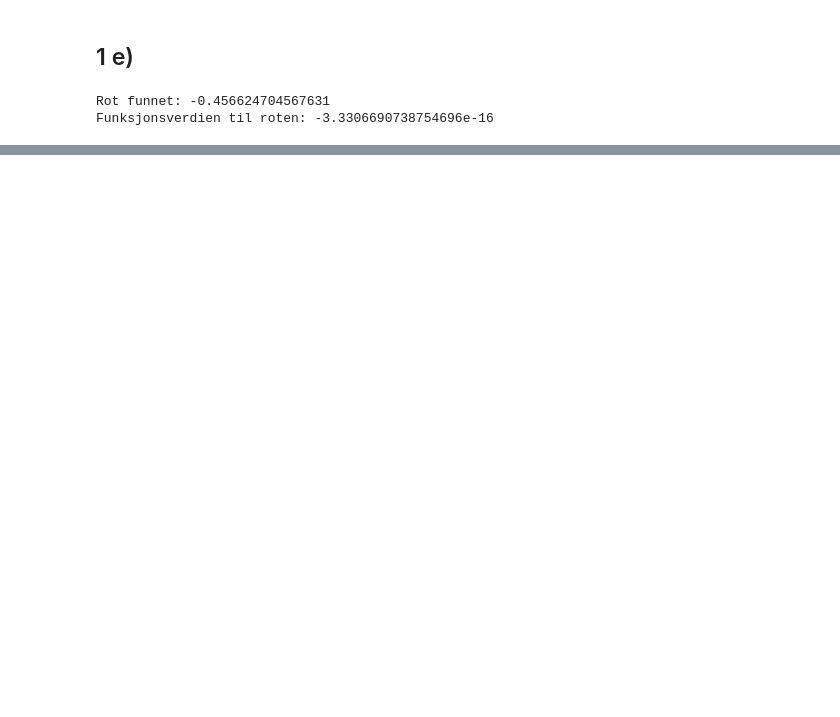
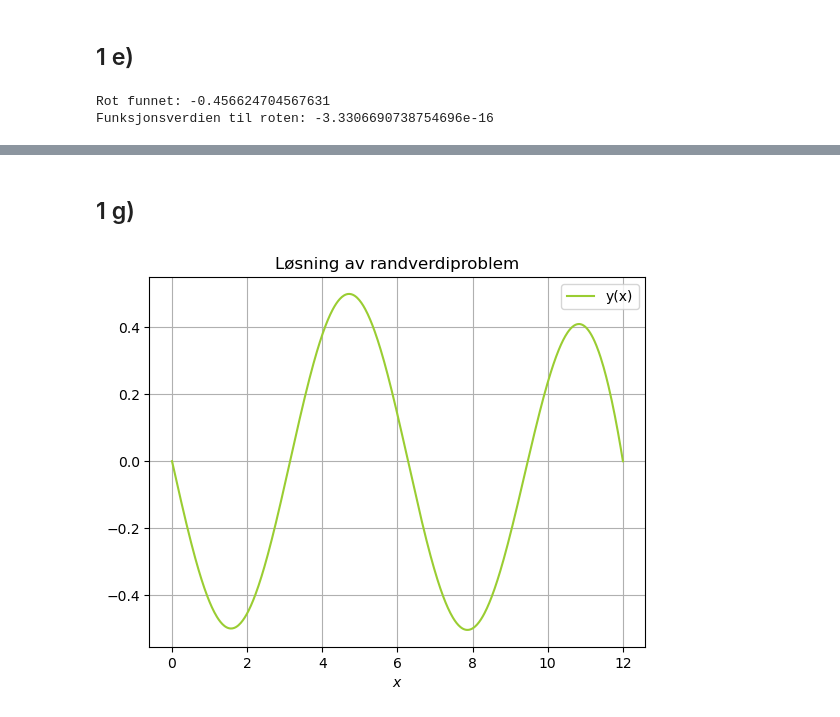
Before and after one commit to marieke-vaske/VitBer-TekFys, a Jupyter notebook: Sammenslåing av oppgave 1.ipynb, the cells around one changed output, grey strips where cells are left out. Drawn from its saved outputs; the diff is of its cells as text; code cells hidden in the pictures; blank space fills up the shorter version.

```diff
--- a/Sammenslåing av oppgave 1.ipynb
+++ b/Sammenslåing av oppgave 1.ipynb
@@ -198,0 +264,26 @@ Funksjonsverdien til roten: -3.3306690738754696e-16
+# %% [markdown]
+## 1 g)
+# %%
+def g_array(x, y_array):                                            # Definerer funksjon g som returnerer vektor
+    g_array = np.array([y_array[1], y_array[0] + np.sin(x)])
+    return g_array
+
+
+alpha = 0.8
+h_0 = 0.01
+tol = 10**(-7)
+
+x_init, x_end = 0, 12
+z0, z1 = 0, 1
+
+x_values, yb_values, b_values = solveBVproblem(x_init, x_end, g_array, z0, z1, alpha, h_0, tol) # Finner løsning av randverdiproblemet
+
+# Plotter y(x)
+plt.plot(x_values, yb_values[-1], label = "y(x)", color = "yellowgreen")
+plt.title("Løsning av randverdiproblem")
+plt.xlabel("$x$")
+plt.grid()
+plt.legend()
+plt.show()
+# %% [output]
+[figure, added]
```
Also changed, not shown: parts of 16 cells of this notebook.
